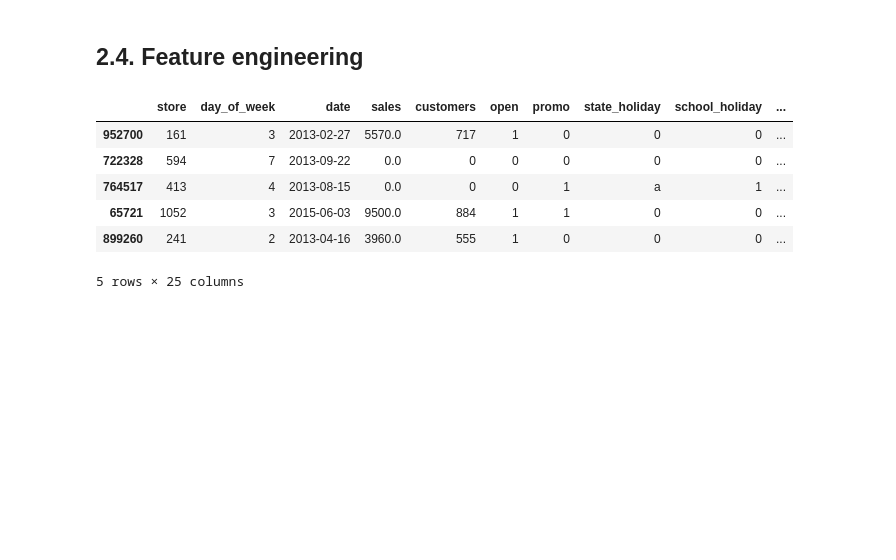
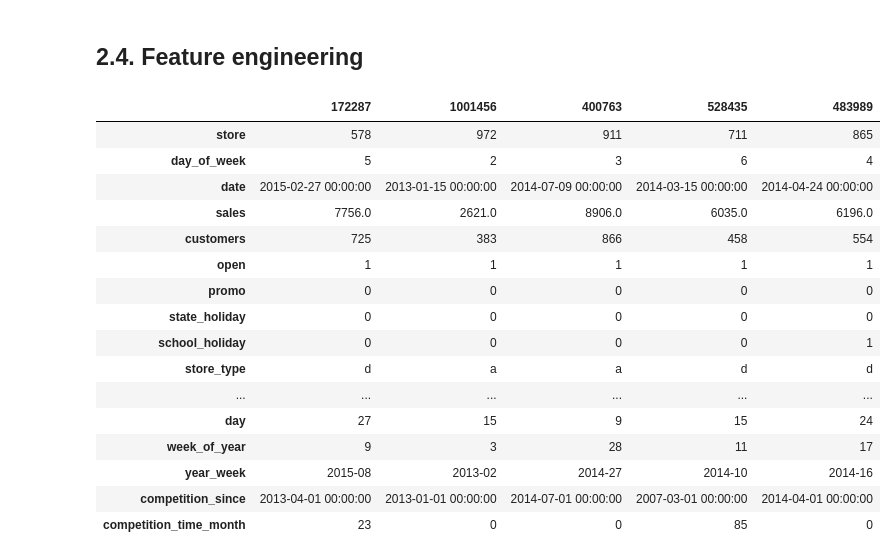
Before and after one commit to lucasquemelli/Rossman_Store_Sales, a Jupyter notebook: rossmann_store_sales.ipynb, the cells around one changed output. Cells and saved outputs as stored; diff of their text form; code cells hidden in the pictures; blank space fills up the shorter version.

```diff
--- a/rossmann_store_sales.ipynb
+++ b/rossmann_store_sales.ipynb
@@ -758,17 +759,31 @@ df2["week_of_year"] = df2["date"].dt.weekofyear
 df2["year_week"] = df2["date"].dt.strftime("%Y-%W")
 
 # competition since
+df2["competition_since"] = df2.apply(lambda x: datetime(year=x["competition_open_since_year"], month=x["competition_open_since_month"], day=1), axis=1)
+df2["competition_time_month"] = ((df2["date"] - df2["competition_since"])/30).apply(lambda x: x.days).astype(int)
+
+
 # promo since
 
 # assortment
 # state holiday
 # %%
-df2.sample(5)
+df2.sample(5).T
 # %% [output]
-|  | store | day_of_week | date | sales | customers | open | promo | state_holiday | school_holiday | ... |
-| 952700 | 161 | 3 | 2013-02-27 | 5570.0 | 717 | 1 | 0 | 0 | 0 | ... |
-| 722328 | 594 | 7 | 2013-09-22 | 0.0 | 0 | 0 | 0 | 0 | 0 | ... |
-| 764517 | 413 | 4 | 2013-08-15 | 0.0 | 0 | 0 | 1 | a | 1 | ... |
-| 65721 | 1052 | 3 | 2015-06-03 | 9500.0 | 884 | 1 | 1 | 0 | 0 | ... |
-| 899260 | 241 | 2 | 2013-04-16 | 3960.0 | 555 | 1 | 0 | 0 | 0 | ... |
+|  | 172287 | 1001456 | 400763 | 528435 | 483989 |
+| store | 578 | 972 | 911 | 711 | 865 |
+| day_of_week | 5 | 2 | 3 | 6 | 4 |
+| date | 2015-02-27 00:00:00 | 2013-01-15 00:00:00 | 2014-07-09 00:00:00 | 2014-03-15 00:00:00 | 2014-04-24 00:00:00 |
+| sales | 7756.0 | 2621.0 | 8906.0 | 6035.0 | 6196.0 |
+| customers | 725 | 383 | 866 | 458 | 554 |
+| open | 1 | 1 | 1 | 1 | 1 |
+| promo | 0 | 0 | 0 | 0 | 0 |
+| state_holiday | 0 | 0 | 0 | 0 | 0 |
+| school_holiday | 0 | 0 | 0 | 0 | 1 |
+| store_type | d | a | a | d | d |
+| ... | ... | ... | ... | ... | ... |
+| day | 27 | 15 | 9 | 15 | 24 |
+| week_of_year | 9 | 3 | 28 | 11 | 17 |
+| year_week | 2015-08 | 2013-02 | 2014-27 | 2014-10 | 2014-16 |
+| competition_since | 2013-04-01 00:00:00 | 2013-01-01 00:00:00 | 2014-07-01 00:00:00 | 2007-03-01 00:00:00 | 2014-04-01 00:00:00 |
+| competition_time_month | 23 | 0 | 0 | 85 | 0 |
-5 rows × 25 columns
```
Also changed, not shown: parts of 1 cell of this notebook.
